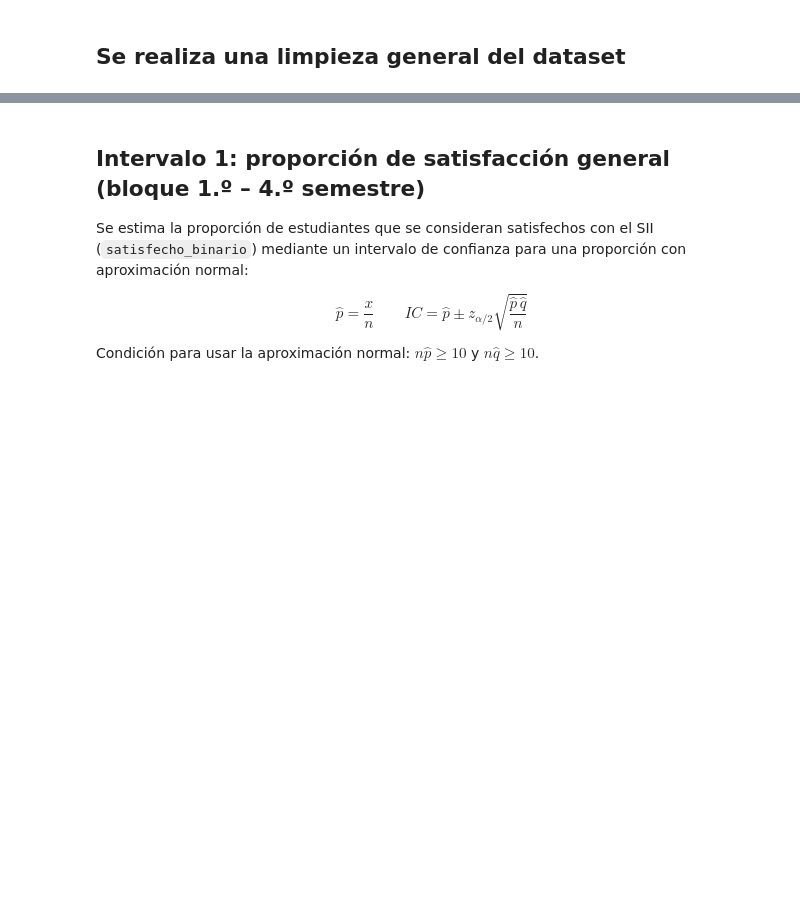
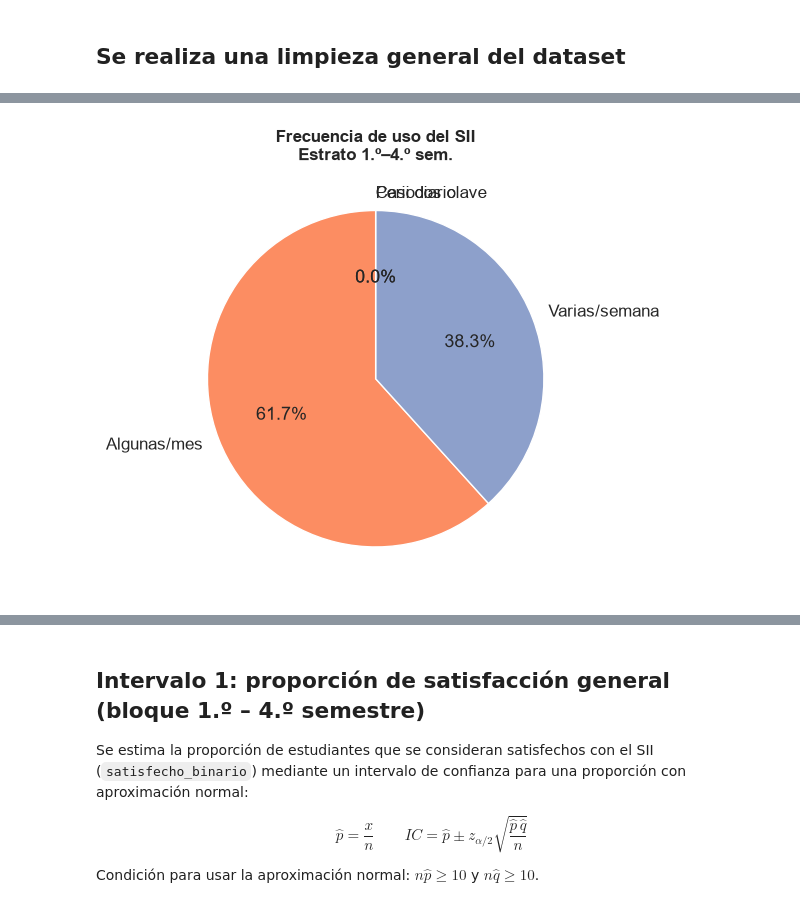
Before and after one commit to MarcoVargas0803/Pandas_proyecto_ciencia_datos, a Jupyter notebook: notebook.ipynb, the cells around one changed output, grey strips where cells are left out. Drawn from its saved outputs; the diff is of its cells as text; code cells hidden in the pictures; blank space fills up the shorter version.

```diff
--- a/notebook.ipynb
+++ b/notebook.ipynb
@@ -103,0 +176,12 @@ memory usage: 47.7 KB
+# %%
+# --- 1.1 Gráfica circular: Estrato 1.º – 4.º semestre ---
+labels_cortas = ["Periodos clave", "Algunas/mes", "Varias/semana", "Casi diario"]
+col1 = ct_freq.columns[0]
+
+fig, ax = plt.subplots(figsize=(6, 5))
+ax.pie(ct_freq[col1], labels=labels_cortas, autopct="%1.1f%%", startangle=90, colors=sns.color_palette("Set2"))
+ax.set_title(f"Frecuencia de uso del SII\nEstrato {col1}", fontsize=12, fontweight="bold")
+plt.tight_layout()
+plt.show()
+# %% [output]
+[figure, added]
```
Also changed, not shown: parts of 39 cells of this notebook, 1 other file.
